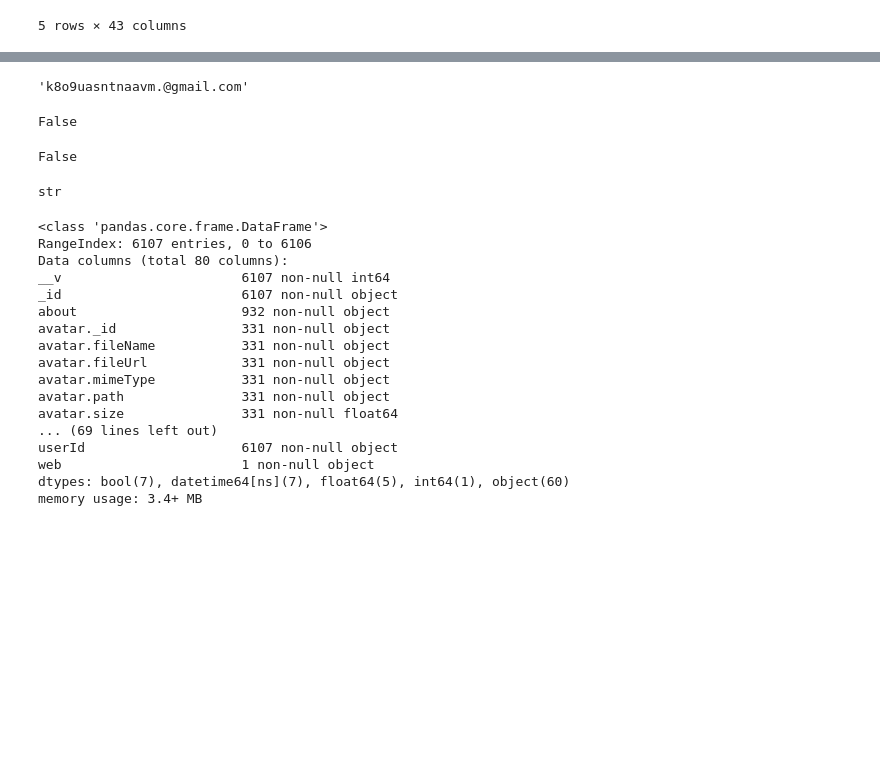
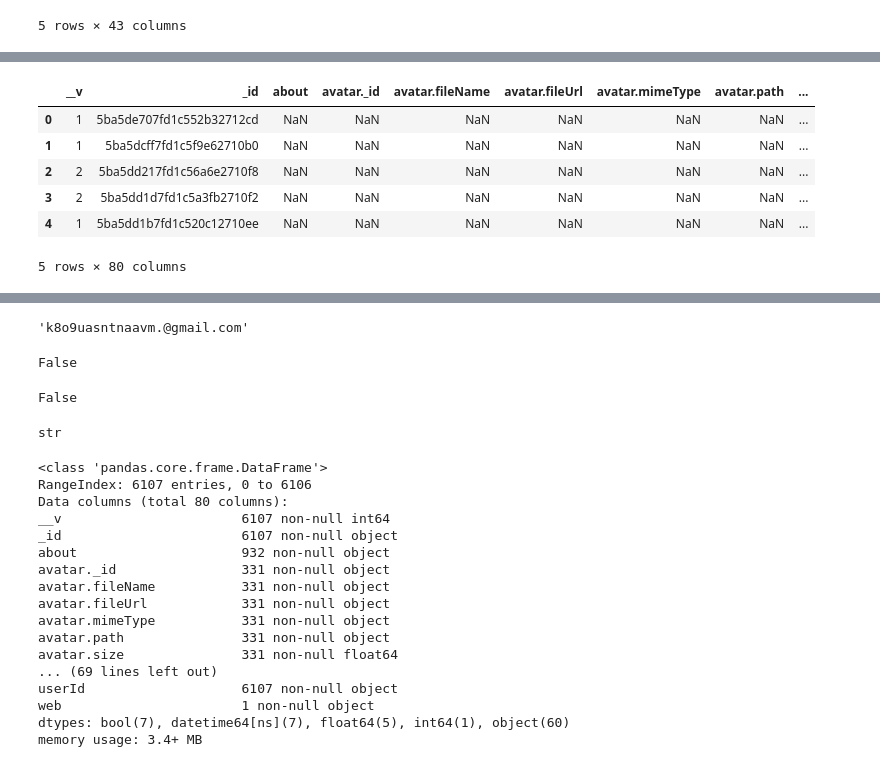
Before and after one commit to Kali-Dev/Internship-Assignment, a Jupyter notebook: intership project.ipynb, the cells around one changed output, grey strips where cells are left out. Saved outputs shown, nothing was run; the diff lists cells and outputs as text; code cells hidden in the pictures; blank space fills up the shorter version.

```diff
--- a/intership project.ipynb
+++ b/intership project.ipynb
@@ -93,3 +93,13 @@ attemptdetails_df.head()
 | 2 | [{'question': 5b82ecb0dd6c9c00e1b... | 0 | 5b83d566af15dcb2402312df | 5b83d566af15dc6d322312de | 2018-08-27 10:41:42.351 | False | 5b82ecb0dd6c9c3785b01856 | 2018-08-27 10:41:42.351 | 5b82922cdd6c9c67f5b00ef6 |
 | 3 | [{'question': 5b82ecb0dd6c9c00e1b... | 0 | 5b83d58c48598b0d31ea8a8c | 5b83d58c48598bec32ea8a8b | 2018-08-27 10:42:20.879 | False | 5b82ecb0dd6c9c3785b01856 | 2018-08-27 10:42:20.879 | 5b829227dd6c9c9dacb00da2 |
 | 4 | [{'question': 5b82ecb0dd6c9c00e1b... | 0 | 5b83d5a9af15dcb31c23133a | 5b83d5a9af15dc547a231339 | 2018-08-27 10:42:49.989 | False | 5b82ecb0dd6c9c3785b01856 | 2018-08-27 10:42:49.989 | 5b829229dd6c9c8536b00e4c |
+# %%
+users_df.head()
+# %% [output]
+|  | __v | _id | about | avatar._id | avatar.fileName | avatar.fileUrl | avatar.mimeType | avatar.path | ... |
+| 0 | 1 | 5ba5de707fd1c552b32712cd | NaN | NaN | NaN | NaN | NaN | NaN | ... |
+| 1 | 1 | 5ba5dcff7fd1c5f9e62710b0 | NaN | NaN | NaN | NaN | NaN | NaN | ... |
+| 2 | 2 | 5ba5dd217fd1c56a6e2710f8 | NaN | NaN | NaN | NaN | NaN | NaN | ... |
+| 3 | 2 | 5ba5dd1d7fd1c5a3fb2710f2 | NaN | NaN | NaN | NaN | NaN | NaN | ... |
+| 4 | 1 | 5ba5dd1b7fd1c520c12710ee | NaN | NaN | NaN | NaN | NaN | NaN | ... |
+5 rows × 80 columns
```
Also changed, not shown: parts of 12 cells of this notebook.
